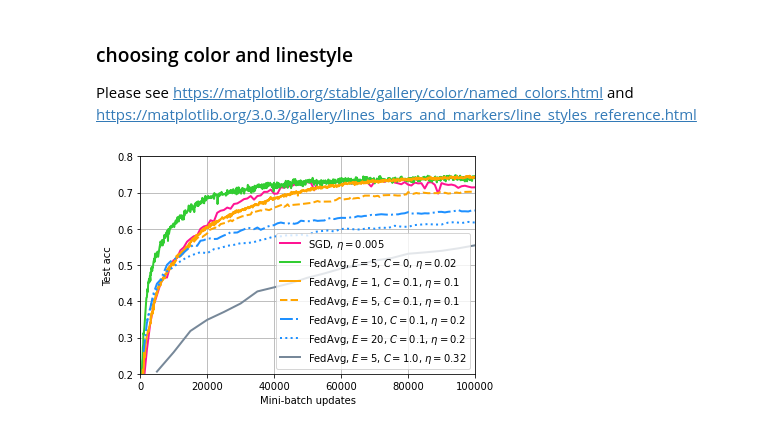
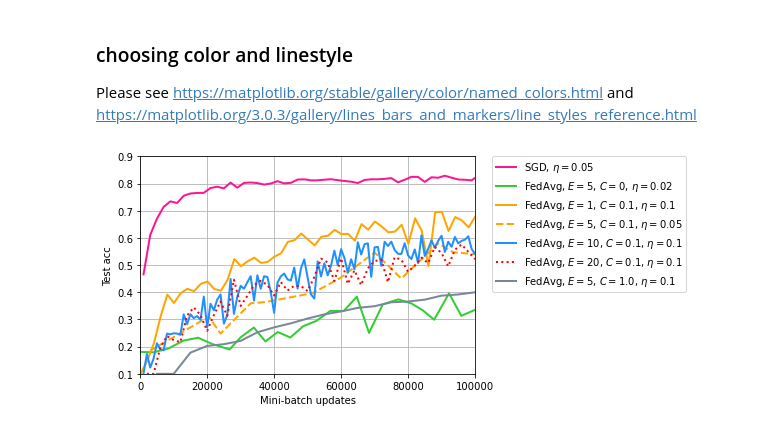
Before and after one commit to ywang037/Federated-Learning-PyTorch, a Jupyter notebook: helper-plot-csv-exp-3b-noniid.ipynb, the cells around one changed output. Drawn from its saved outputs; the diff is of its cells as text; code cells hidden in the pictures.

Commit message:
Updates of figure plotting

```diff
--- a/helper-plot-csv-exp-3b-noniid.ipynb
+++ b/helper-plot-csv-exp-3b-noniid.ipynb
@@ -15,18 +15,18 @@ os.getcwd()
 # %%
-file_path_1 = 'save\\figures-cifar\\data_src_exp_3b'
+file_path_1 = 'save\\figures-cifar\\data_src_exp_3b_non_iid'
 _, _, filenames_1 = next(walk(file_path_1))
 files_to_read_1 = [join(file_path_1,f) for f in filenames_1]
 df_1 = [pd.read_csv(f) for f in files_to_read_1]
 # %%
 # manually set the label names
 run_labels=[0]*7
-run_labels[0] = 'SGD, $\eta=0.005$'
+run_labels[0] = 'SGD, $\eta=0.05$'
 run_labels[1] = 'FedAvg, $E=5$, $C=0$, $\eta=0.02$'
 run_labels[2] = 'FedAvg, $E=1$, $C=0.1$, $\eta=0.1$'
-run_labels[3] = 'FedAvg, $E=5$, $C=0.1$, $\eta=0.1$'
-run_labels[4] = 'FedAvg, $E=10$, $C=0.1$, $\eta=0.2$'
-run_labels[5] = 'FedAvg, $E=20$, $C=0.1$, $\eta=0.2$'
-run_labels[6] = 'FedAvg, $E=5$, $C=1.0$, $\eta=0.32$'
+run_labels[3] = 'FedAvg, $E=5$, $C=0.1$, $\eta=0.05$'
+run_labels[4] = 'FedAvg, $E=10$, $C=0.1$, $\eta=0.1$'
+run_labels[5] = 'FedAvg, $E=20$, $C=0.1$, $\eta=0.1$'
+run_labels[6] = 'FedAvg, $E=5$, $C=1.0$, $\eta=0.1$'
 
 # define linestyle and color
 run_colors, run_linestyles = [0]*7, [0]*7
@@ -36,14 +36,14 @@ run_colors[1] = 'limegreen'
 run_colors[2] = 'orange'
 run_colors[3] = 'orange'
 run_colors[4] = 'dodgerblue'
-run_colors[5] = 'dodgerblue'
+run_colors[5] = 'red'
 run_colors[6] = 'lightslategrey'
 
 run_linestyles[0] = '-'
 run_linestyles[1] = '-'
 run_linestyles[2] = '-'
 run_linestyles[3] = '--'
-run_linestyles[4] = '-.'
+run_linestyles[4] = '-'
 run_linestyles[5] = ':'
 run_linestyles[6] = '-'
 
@@ -61,20 +61,32 @@ xsf[6]=5000
 Please see https://matplotlib.org/stable/gallery/color/named_colors.html and https://matplotlib.org/3.0.3/gallery/lines_bars_and_markers/line_styles_reference.html
 # %%
 # plot the first figure for experiment 2 with iid data
-step_1=1
+step_1=5
 plt.figure()
 for i, data in enumerate(df_1):
+    if i==0:
+        step_1 = 2
+    elif i==1:
+        step_1 = 40
+    elif i==2:
+        step_1 = 20
+    elif i==3:
+        step_1 = 4
+    else:
+        step_1 = 1
     x = [dx*xsf[i] for j, dx in enumerate(data['Step'].tolist()) if j % step_1 == 0]
     y = [dy for j, dy in enumerate(data['Value'].tolist()) if j % step_1 == 0]
+    x.append(data['Step'].tolist()[-1] * xsf[i])
+    y.append(data['Value'].tolist()[-1])
     plt.plot(x,y,label=run_labels[i], linestyle=run_linestyles[i], color=run_colors[i],linewidth=2)
-#     plt.plot(x,y,label=run_labels[i],linewidth=2)
-    plt.legend(loc='lower right')
+    plt.legend(loc='upper left')
+    plt.legend(bbox_to_anchor=(1.05, 1), loc='upper left', borderaxespad=0.)
 plt.grid()
 # plt.tight_layout()
 plt.xlim(0,100000)
-plt.ylim(0.2,0.8)
+plt.ylim(0.1,0.9)
 plt.xlabel('Mini-batch updates')
 plt.ylabel('Test acc')
 plt.savefig('save\\figures-cifar\\fedavg-exp-3b.png')
 # %% [output]
-[figure, old version]
+[figure, new version]
```
Also changed, not shown: parts of 1 cell of this notebook, 5 other files.
